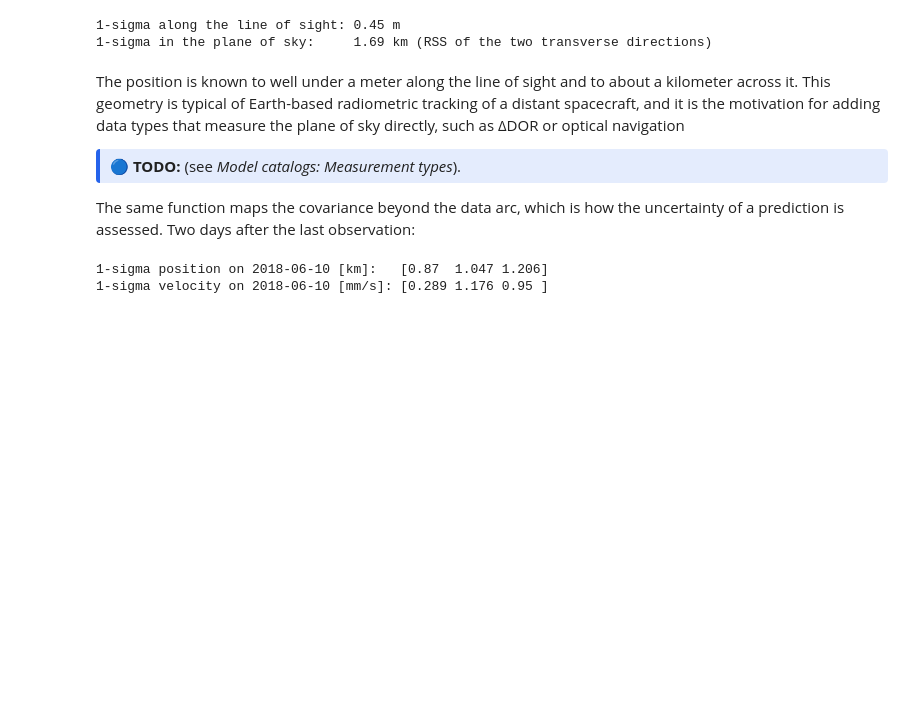
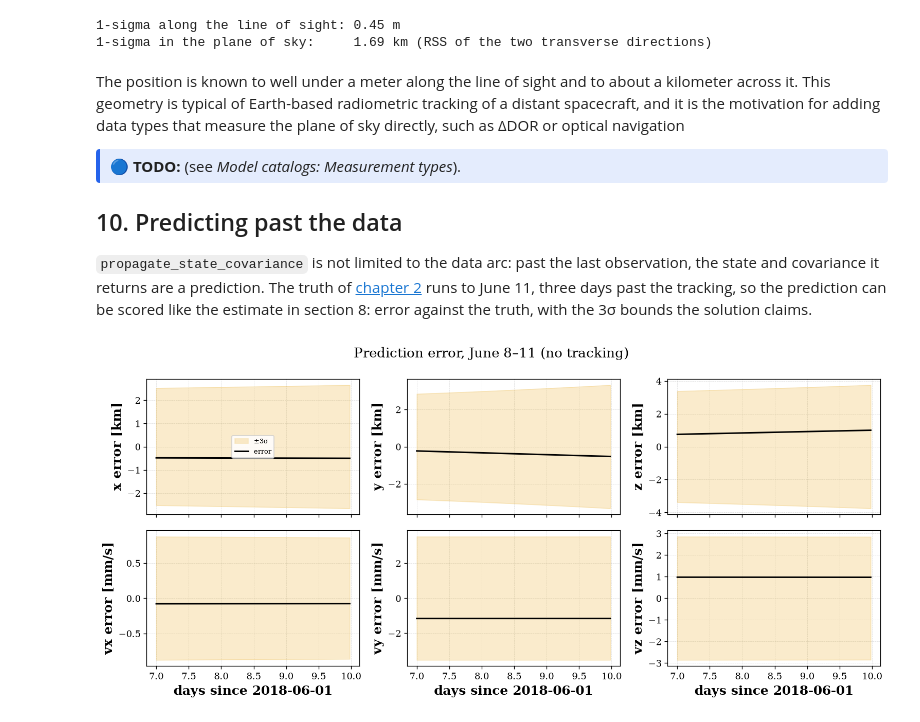
Before and after one commit to CCAR-ORCCA/scarabaeus, a Jupyter notebook: tutorials/v2/06_first_od_solution.ipynb, the cells around one changed output. Cells and saved outputs as stored; diff of their text form; code cells hidden in the pictures; blank space fills up the shorter version.

```diff
--- a/tutorials/v2/06_first_od_solution.ipynb
+++ b/tutorials/v2/06_first_od_solution.ipynb
@@ -378,19 +217,15 @@ Over one week of a heliocentric orbit, gravity barely changes an error: the velo
 
 A position uncertainty of about 1 km per axis may seem large for 2 m range data. The covariance is far from isotropic: two-way range measures the distance along the line of sight directly, while the plane-of-sky position is inferred only indirectly, through the dynamics and the diurnal range-rate signature ([chapter 3](03_tracking_data.ipynb)). Projecting the covariance at the end of the arc onto the Earth–spacecraft line of sight:
 # %%
-t_end = epochs[-1]
-line_of_sight = reference.get_state(
-    t_end, reference_frame="J2000", origin="EARTH"
-).quantity[:3]
-u = (line_of_sight / line_of_sight.norm()).values
-P_pos = solution.propagate_covariance(epochs[-1:])[0][:3, :3]
+_, P_end = solution.propagate_state_covariance(epochs[-1:])[0]
+los = reference.get_state(epochs[-1], reference_frame="J2000", origin="EARTH").quantity.values[:3]
+u = los / np.linalg.norm(los)  # Earth-spacecraft direction
 
-sigma_los = (u @ P_pos @ u) ** 0.5
-sigma_total = P_pos.trace() ** 0.5
+P_pos = P_end[:3, :3]
+sigma_los = np.sqrt(u @ P_pos @ u)
+sigma_total = np.sqrt(np.trace(P_pos))
 print(f"1-sigma along the line of sight: {sigma_los * 1e3:.2f} m")
-print(
-    f"1-sigma in the plane of sky:     {(sigma_total**2 - sigma_los**2) ** 0.5:.2f} km (RSS of the two transverse directions)"
-)
+print(f"1-sigma in the plane of sky:     {np.sqrt(sigma_total**2 - sigma_los**2):.2f} km (RSS of the two transverse directions)")
 # %% [output]
 1-sigma along the line of sight: 0.45 m
 1-sigma in the plane of sky:     1.69 km (RSS of the two transverse directions)
@@ -399,19 +234,35 @@ The position is known to well under a meter along the line of sight and to about
 🔵 <b>TODO:</b> (see *Model catalogs: Measurement types*).
 </div>
 
-The same function maps the covariance beyond the data arc, which is how the uncertainty of a prediction is assessed. Two days after the last observation:
+## 10. Predicting past the data
+
+`propagate_state_covariance` is not limited to the data arc: past the last observation, the state and covariance it returns are a prediction. The truth of [chapter 2](02_truth_dynamics.ipynb) runs to June 11, three days past the tracking, so the prediction can be scored like the estimate in section 8: error against the truth, with the 3σ bounds the solution claims.
-# %%
-t_predict = scb.EpochArray(
-    [scb.SpiceManager.utc2et("2018-06-10T00:00:00")], sys="TDB"
-)  # 1-element array
-P_predict = solution.propagate_covariance(t_predict)[0]
-print(
-    "1-sigma position on 2018-06-10 [km]:  ", (P_predict.diagonal()[:3] ** 0.5).round(3)
-)
-print(
-    "1-sigma velocity on 2018-06-10 [mm/s]:",
-    (P_predict.diagonal()[3:] ** 0.5 * 1e6).round(3),
-)
-# %% [output]
-1-sigma position on 2018-06-10 [km]:   [0.87  1.047 1.206]
-1-sigma velocity on 2018-06-10 [mm/s]: [0.289 1.176 0.95 ]
+# %%
+t_predict = scb.EpochArray.interval(
+    scb.SpiceManager.utc2et("2018-06-08T00:00:00"),
+    scb.SpiceManager.utc2et("2018-06-11T00:00:00"),
+    dt=scb.ArrayWUnits(30, minute),
+    sys="TDB",
+)
+predicted = solution.propagate_state_covariance(t_predict)
+
+# TODO(draft): get_state takes one epoch at a time; replace the loop once it accepts an EpochArray
+x_true = np.array([orex.get_state(t, reference_frame="J2000", origin="SUN").quantity.values for t in t_predict])
+error = np.array([state.values0.values for state, _ in predicted]) - x_true
+sigma3 = 3 * np.sqrt([np.diag(P) for _, P in predicted])
+t_days = (t_predict - epochs[0]).convert_to(day).values
+
+# 🔵 TODO: use Plotting.plot_state_errors once it accepts epochs past the data arc (scb_suggestions.md 6.74)
+fig, ax = plt.subplots(2, 3, figsize=(13, 6), sharex=True)
+for i, c in enumerate("xyz"):
+    for row, k, scale, unit in [(0, i, 1, "km"), (1, 3 + i, 1e6, "mm/s")]:
+        ax[row, i].fill_between(t_days, -sigma3[:, k] * scale, sigma3[:, k] * scale, color="C0", alpha=0.2, label="±3σ")
+        ax[row, i].plot(t_days, error[:, k] * scale, "k", label="error")
+        ax[row, i].set(ylabel=f"{'' if row == 0 else 'v'}{c} error [{unit}]")
+        ax[row, i].grid(alpha=0.3)
+    ax[1, i].set(xlabel="days since 2018-06-01")
+ax[0, 0].legend(fontsize=8)
+fig.suptitle("Prediction error, June 8–11 (no tracking)")
+plt.tight_layout()
+# %% [output]
+[figure, added]
```
Also changed, not shown: parts of 31 cells of this notebook, 9 other files.
